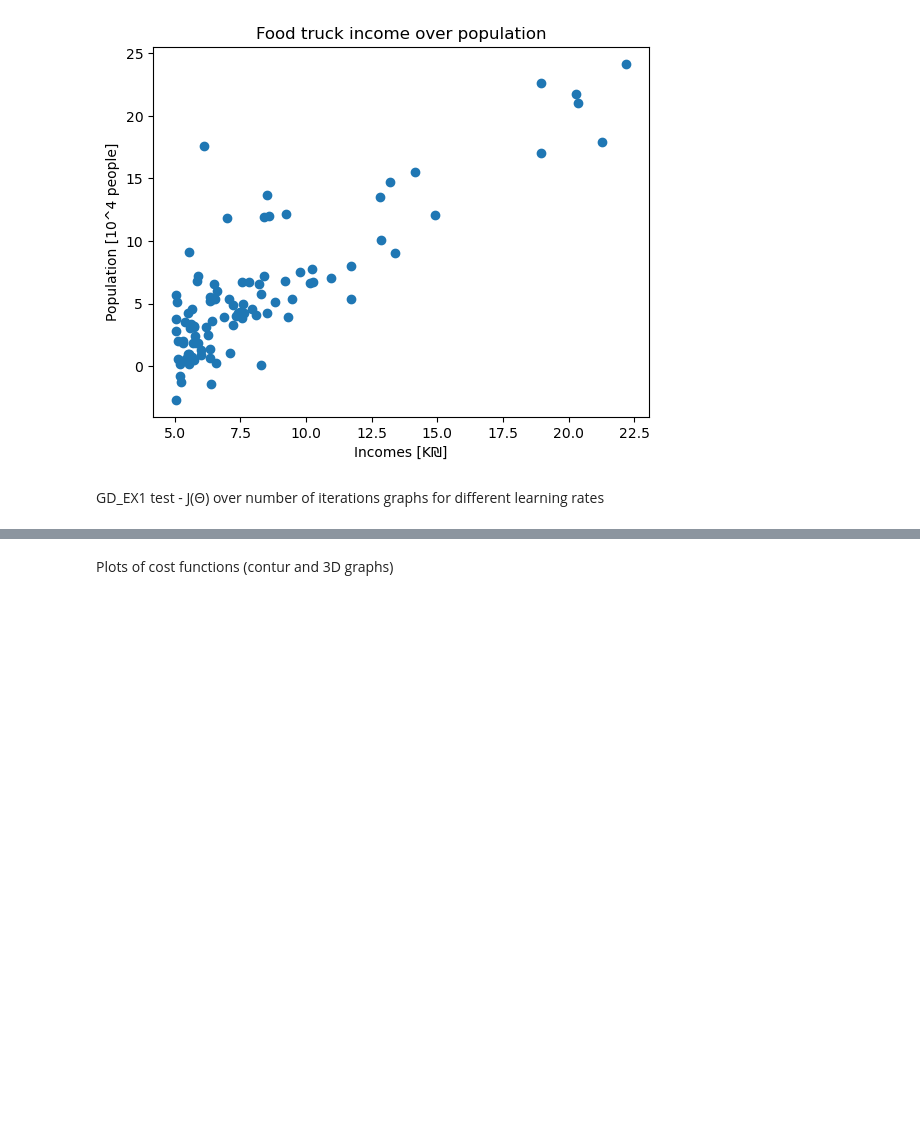
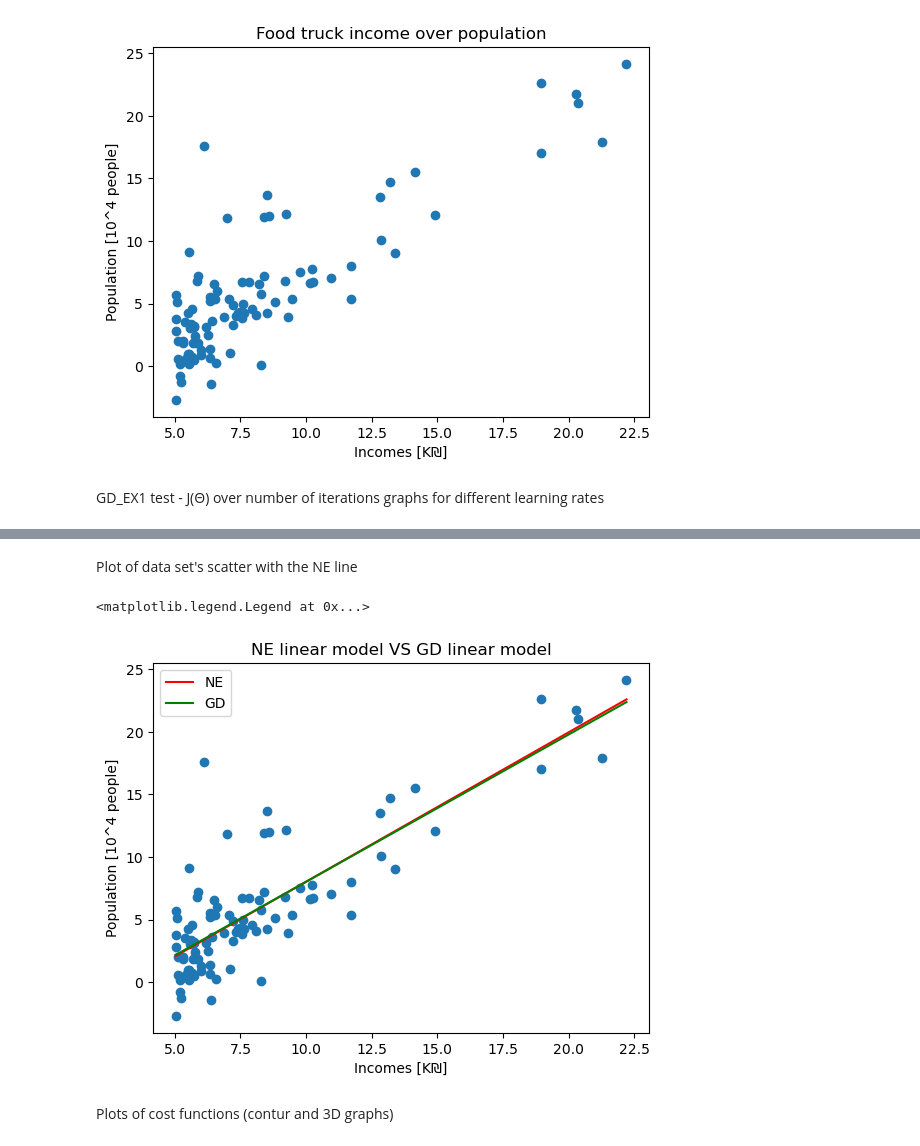
Before and after one commit to GalSarid21/MachineLearningLabs, a Jupyter notebook: Lab2/HW_2.ipynb, the cells around one changed output, grey strips where cells are left out. Drawn from its saved outputs; the diff is of its cells as text; code cells hidden in the pictures; blank space fills up the shorter version.

```diff
--- a/Lab2/HW_2.ipynb
+++ b/Lab2/HW_2.ipynb
@@ -267,3 +263,30 @@ Errors for learning rate [alpha]: 0.001
+# %% [markdown]
+Plot of data set's scatter with the NE line
+# %%
+#create a scatter plot of tip vs total_bill
+x = ex1_df[0]
+y = ex1_df[1]
+plt.scatter(x, y)
+
+theta0 = ne_weights[0]
+theta1 = ne_weights[1]
+f = lambda x: theta0 + theta1*x
+x_ne_line = np.linspace(np.min(x), np.max(x), 10000)
+plt.plot(x_ne_line, f(x_ne_line), color='red', label='NE')
+
+theta0 = gd_weights[0]
+theta1 = gd_weights[1]
+x_gd_line = np.linspace(np.min(x), np.max(x), 10000)
+plt.plot(x_gd_line, f(x_gd_line), color='green', label='GD')
+
+# add labels to the plot
+plt.xlabel("Incomes [K₪]")
+plt.ylabel("Population [10^4 people]")
+plt.title("NE linear model VS GD linear model")
+plt.legend()
+# %% [output]
+<matplotlib.legend.Legend at 0x...>
+[figure, added]
 # %% [markdown]
 Plots of cost functions (contur and 3D graphs)
 # %%
```
Also changed, not shown: parts of 3 cells of this notebook.
